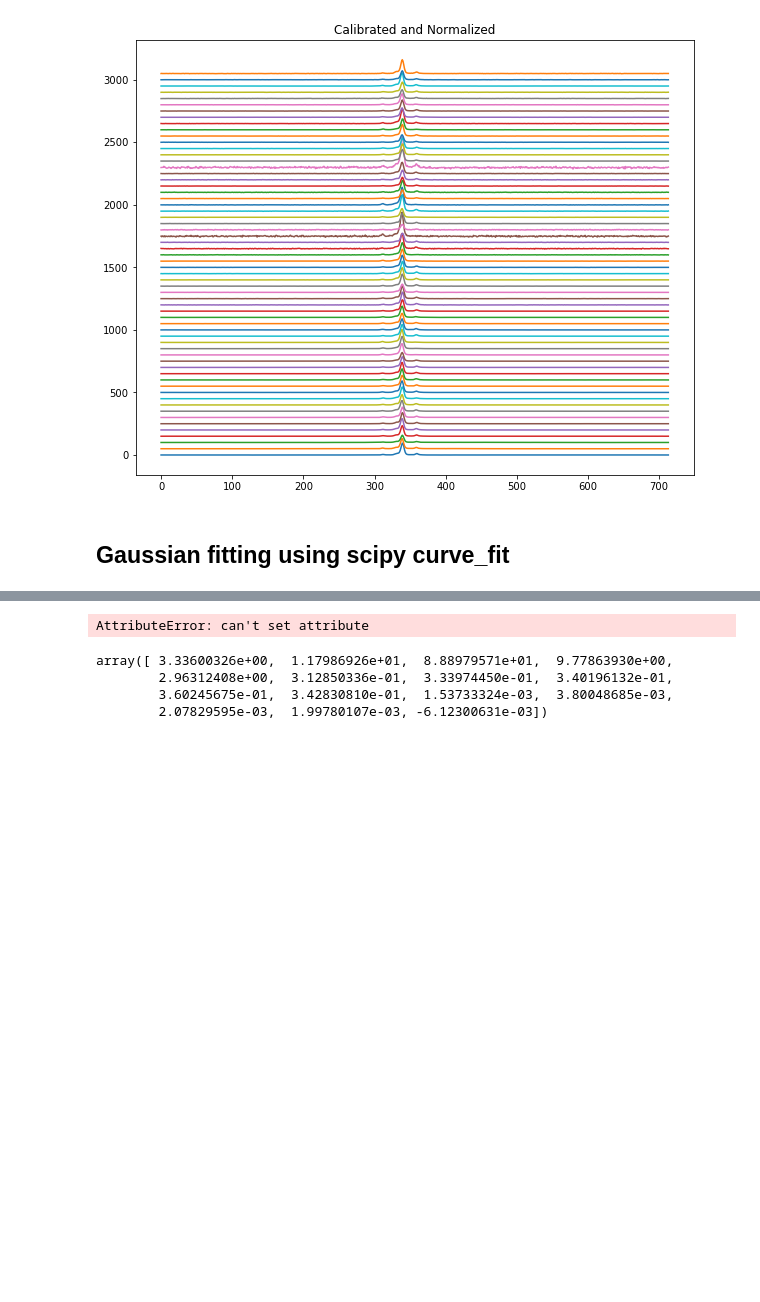
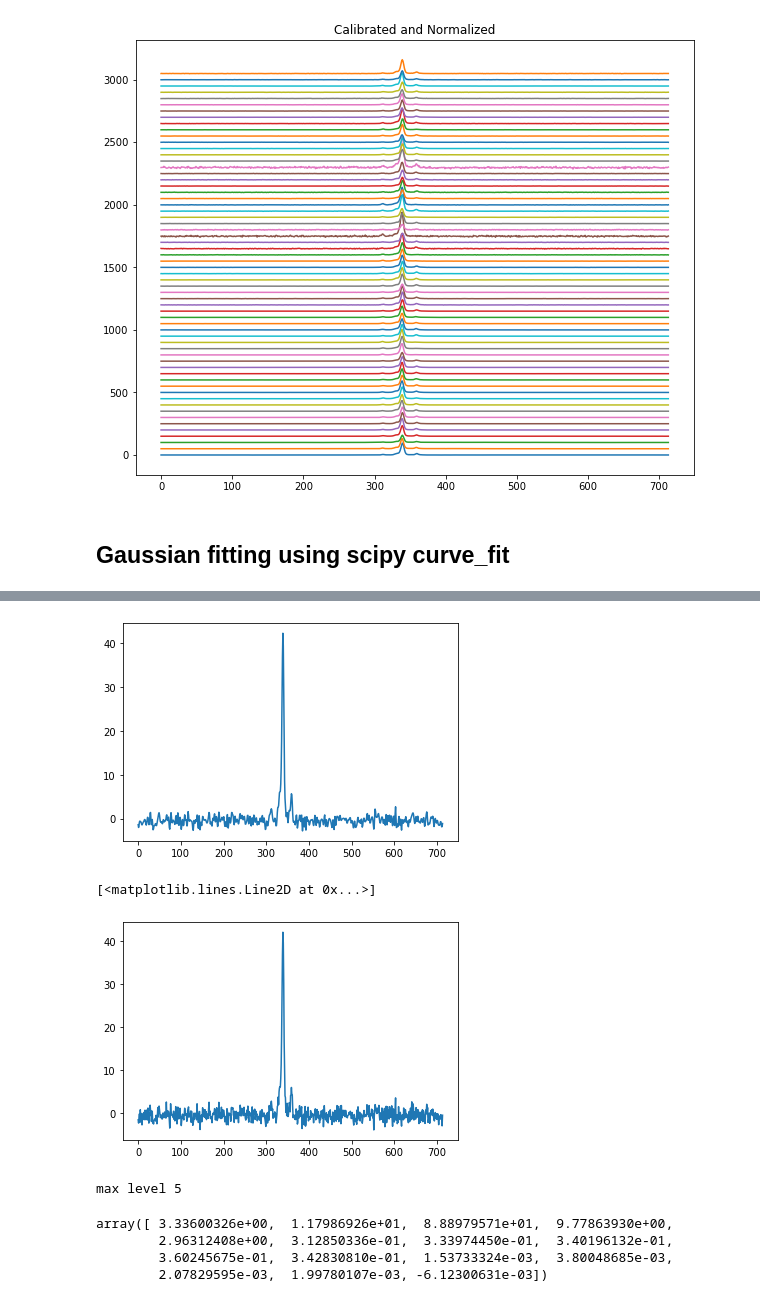
Before and after one commit to minyoungk99/IRES, a Jupyter notebook: J0332_gaussian_fitting.ipynb, the cells around one changed output, grey strips where cells are left out. Drawn from its saved outputs; the diff is of its cells as text; code cells hidden in the pictures; blank space fills up the shorter version.

```diff
--- a/J0332_gaussian_fitting.ipynb
+++ b/J0332_gaussian_fitting.ipynb
@@ -136,0 +145,27 @@ for i in range(len(amp)):
+# %%
+wavelet_name = 'sym20'
+wavelet = pywt.Wavelet(wavelet_name)
+coeff = pywt.wavedecn(calib[36], wavelet, mode='zero', level=max_level)
+coeff[-1] = {k: np.zeros_like(v) for k, v in coeff[-1].items()}
+#coeff[-2] = {k: np.zeros_like(v) for k, v in coeff[-2].items()}
+#coeff[-3] = {k: np.zeros_like(v) for k, v in coeff[-3].items()}
+x = pywt.waverecn(coeff, wavelet, mode='zero')
+plt.plot(x)
+plt.show()
+plt.plot(calib[36])
+# %% [output]
+[figure, added]
+[<matplotlib.lines.Line2D at 0x...>]
+[figure, added]
+# %%
+wavelet_name = 'sym10'
+wavelet = pywt.Wavelet(wavelet_name)
+max_level = pywt.dwt_max_level(len(calib[36]), wavelet)
+coeff = pywt.wavedecn(calib[36], wavelet, mode='zero', level=max_level)
+print("max level {}".format(max_level))
+
+coeff[-1] = {k: np.zeros_like(v) for k, v in coeff[-1].items()}
+
+#denoised = pywt.waverecn(denoised_coeff, wavelet, mode='zero')
+# %% [output]
+max level 5
@@ -141,11 +181,10 @@ mjd = np.loadtxt('J0332_MJD.txt')
 fit_results = []
 
 for i, profile in enumerate(calib):
+    print(i)
     params, cov = so.curve_fit(gaussian, x, profile, p0=[amp, mean, stddev])
     fit_obj = gf.gaussfit(profile, params, cov, mjd=mjd[i])
     fit_results.append(fit_obj)
-# %% [output]
-AttributeError: can't set attribute
 # %%
 params, cov = so.curve_fit(gaussian, x, calib[0], p0=[amp, mean, stddev])
 # %%
```
Also changed, not shown: parts of 5 cells of this notebook, 1 other file.
